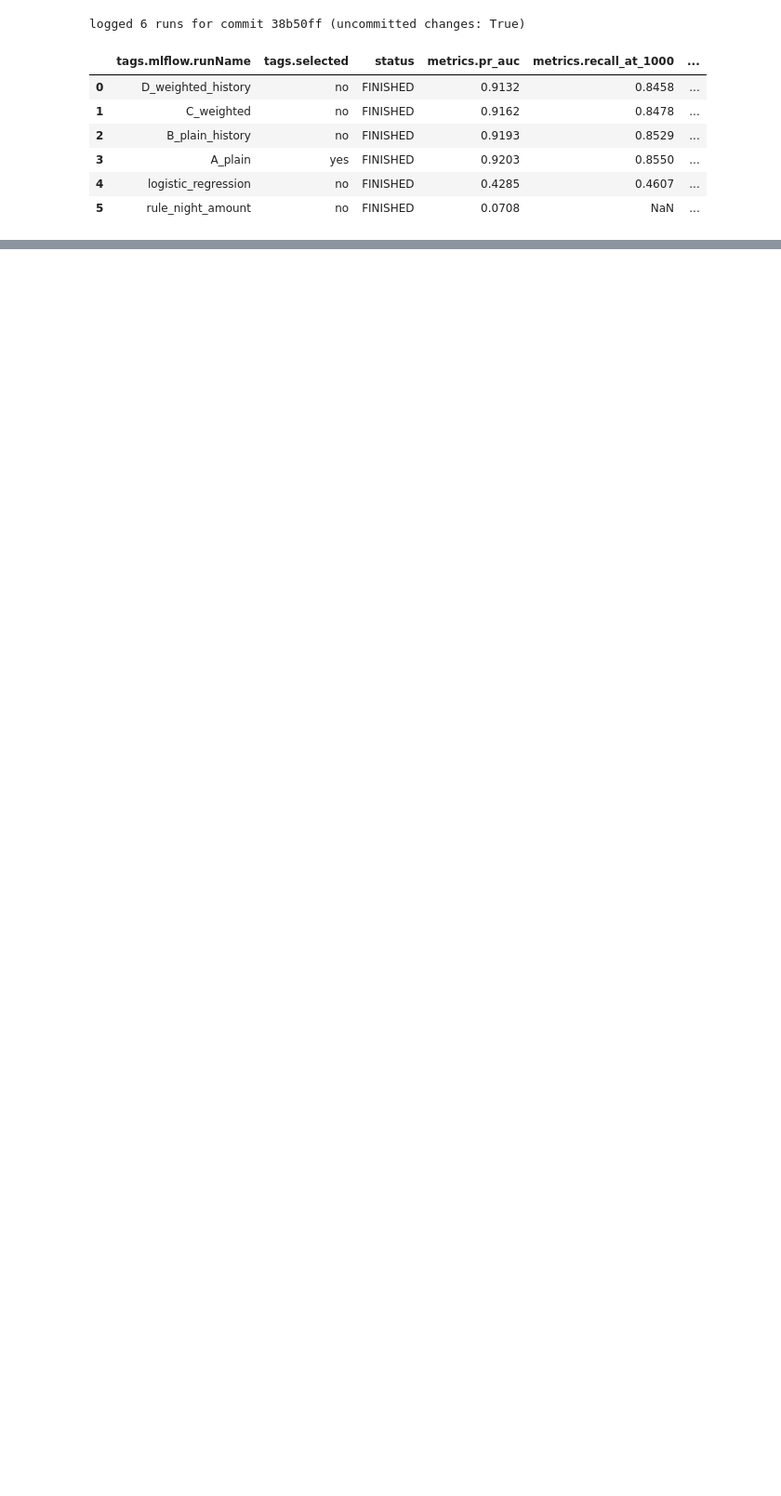
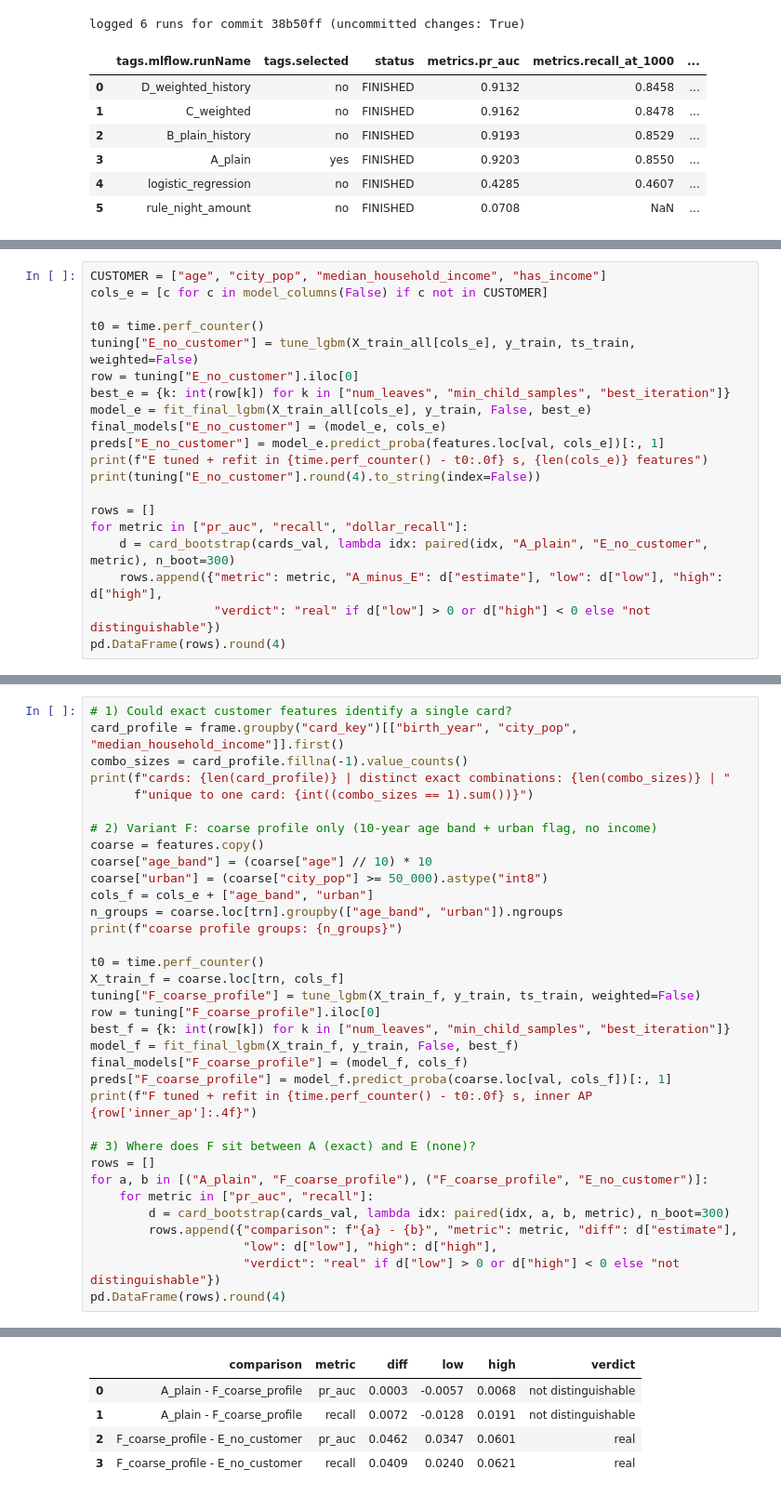
Before and after one commit to mahsafallahi/fraud-intelligence-platform, a Jupyter notebook: notebooks/04_modelling.ipynb, the cells around one changed output, grey strips where cells are left out. Shown at 93% size. Drawn from its saved outputs; the diff is of its cells as text; blank space fills up the shorter version.

```diff
--- a/notebooks/04_modelling.ipynb
+++ b/notebooks/04_modelling.ipynb
@@ -381,0 +429,20 @@ logged 6 runs for commit 38b50ff (uncommitted changes: True)
+# %%
+CUSTOMER = ["age", "city_pop", "median_household_income", "has_income"]
+cols_e = [c for c in model_columns(False) if c not in CUSTOMER]
+
+t0 = time.perf_counter()
+tuning["E_no_customer"] = tune_lgbm(X_train_all[cols_e], y_train, ts_train, weighted=False)
+row = tuning["E_no_customer"].iloc[0]
+best_e = {k: int(row[k]) for k in ["num_leaves", "min_child_samples", "best_iteration"]}
+model_e = fit_final_lgbm(X_train_all[cols_e], y_train, False, best_e)
+final_models["E_no_customer"] = (model_e, cols_e)
+preds["E_no_customer"] = model_e.predict_proba(features.loc[val, cols_e])[:, 1]
+print(f"E tuned + refit in {time.perf_counter() - t0:.0f} s, {len(cols_e)} features")
+print(tuning["E_no_customer"].round(4).to_string(index=False))
+
+rows = []
+for metric in ["pr_auc", "recall", "dollar_recall"]:
+    d = card_bootstrap(cards_val, lambda idx: paired(idx, "A_plain", "E_no_customer", metric), n_boot=300)
+    rows.append({"metric": metric, "A_minus_E": d["estimate"], "low": d["low"], "high": d["high"],
+                 "verdict": "real" if d["low"] > 0 or d["high"] < 0 else "not distinguishable"})
+pd.DataFrame(rows).round(4)
@@ -381,0 +460,35 @@ logged 6 runs for commit 38b50ff (uncommitted changes: True)
+# %%
+# 1) Could exact customer features identify a single card?
+card_profile = frame.groupby("card_key")[["birth_year", "city_pop", "median_household_income"]].first()
+combo_sizes = card_profile.fillna(-1).value_counts()
+print(f"cards: {len(card_profile)} | distinct exact combinations: {len(combo_sizes)} | "
+      f"unique to one card: {int((combo_sizes == 1).sum())}")
+
+# 2) Variant F: coarse profile only (10-year age band + urban flag, no income)
+coarse = features.copy()
+coarse["age_band"] = (coarse["age"] // 10) * 10
+coarse["urban"] = (coarse["city_pop"] >= 50_000).astype("int8")
+cols_f = cols_e + ["age_band", "urban"]
+n_groups = coarse.loc[trn].groupby(["age_band", "urban"]).ngroups
+print(f"coarse profile groups: {n_groups}")
+
+t0 = time.perf_counter()
+X_train_f = coarse.loc[trn, cols_f]
+tuning["F_coarse_profile"] = tune_lgbm(X_train_f, y_train, ts_train, weighted=False)
+row = tuning["F_coarse_profile"].iloc[0]
+best_f = {k: int(row[k]) for k in ["num_leaves", "min_child_samples", "best_iteration"]}
+model_f = fit_final_lgbm(X_train_f, y_train, False, best_f)
+final_models["F_coarse_profile"] = (model_f, cols_f)
+preds["F_coarse_profile"] = model_f.predict_proba(coarse.loc[val, cols_f])[:, 1]
+print(f"F tuned + refit in {time.perf_counter() - t0:.0f} s, inner AP {row['inner_ap']:.4f}")
+
+# 3) Where does F sit between A (exact) and E (none)?
+rows = []
+for a, b in [("A_plain", "F_coarse_profile"), ("F_coarse_profile", "E_no_customer")]:
+    for metric in ["pr_auc", "recall"]:
+        d = card_bootstrap(cards_val, lambda idx: paired(idx, a, b, metric), n_boot=300)
+        rows.append({"comparison": f"{a} - {b}", "metric": metric, "diff": d["estimate"],
+                     "low": d["low"], "high": d["high"],
+                     "verdict": "real" if d["low"] > 0 or d["high"] < 0 else "not distinguishable"})
+pd.DataFrame(rows).round(4)
+# %% [output]
@@ -381,0 +498,5 @@ logged 6 runs for commit 38b50ff (uncommitted changes: True)
+|  | comparison | metric | diff | low | high | verdict |
+| 0 | A_plain - F_coarse_profile | pr_auc | 0.0003 | -0.0057 | 0.0068 | not distinguishable |
+| 1 | A_plain - F_coarse_profile | recall | 0.0072 | -0.0128 | 0.0191 | not distinguishable |
+| 2 | F_coarse_profile - E_no_customer | pr_auc | 0.0462 | 0.0347 | 0.0601 | real |
+| 3 | F_coarse_profile - E_no_customer | recall | 0.0409 | 0.0240 | 0.0621 | real |
```
Also changed, not shown: parts of 3 cells of this notebook.
